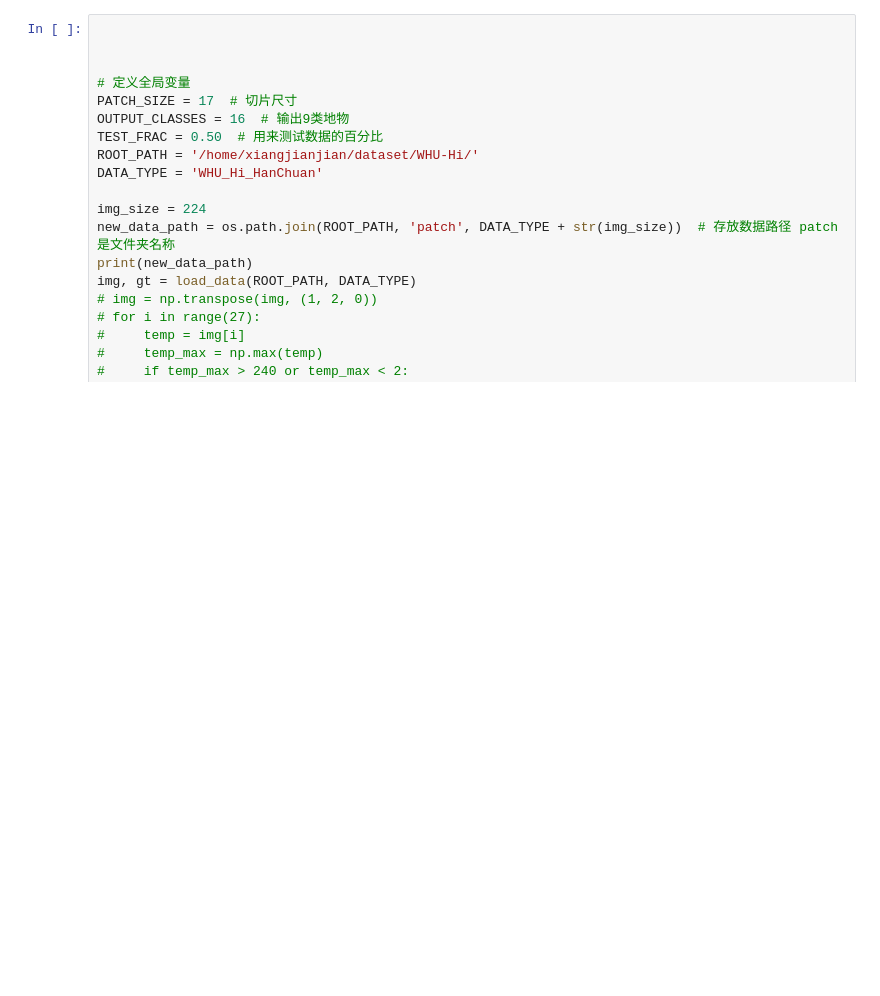
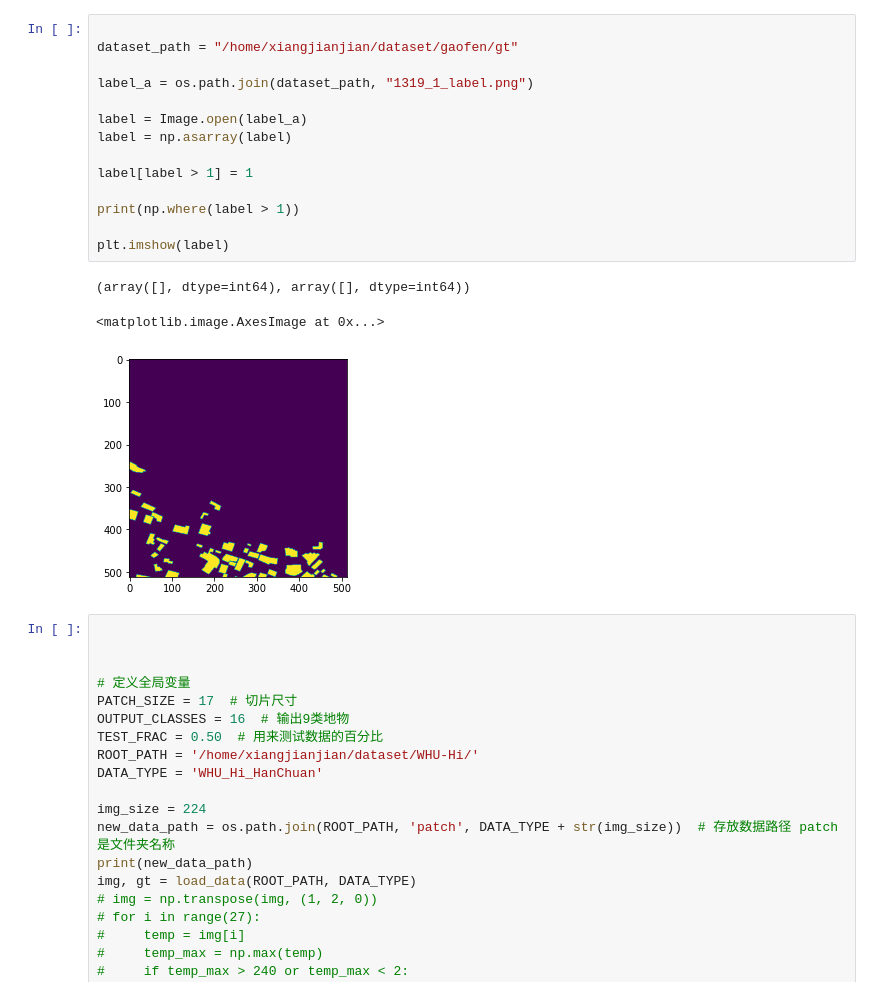
Before and after one commit to xiangsanliu/crop-seg, a Jupyter notebook: data_test.ipynb, the cells around one changed output. Cells and saved outputs as stored; diff of their text form; blank space fills up the shorter version.

Commit message:
update dataset

```diff
--- a/data_test.ipynb
+++ b/data_test.ipynb
@@ -26,3 +9,21 @@ plt.imshow(img)
+# %%
+
+dataset_path = "/home/xiangjianjian/dataset/gaofen/gt"
+
+label_a = os.path.join(dataset_path, "1319_1_label.png")
+
+label = Image.open(label_a)
+label = np.asarray(label)
+
+label[label > 1] = 1
+
+print(np.where(label > 1))
+
+plt.imshow(label)
+# %% [output]
+(array([], dtype=int64), array([], dtype=int64))
+<matplotlib.image.AxesImage at 0x...>
+[figure, added]
 # %%
 
 
```
Also changed, not shown: parts of 3 cells of this notebook, 6 other files.
